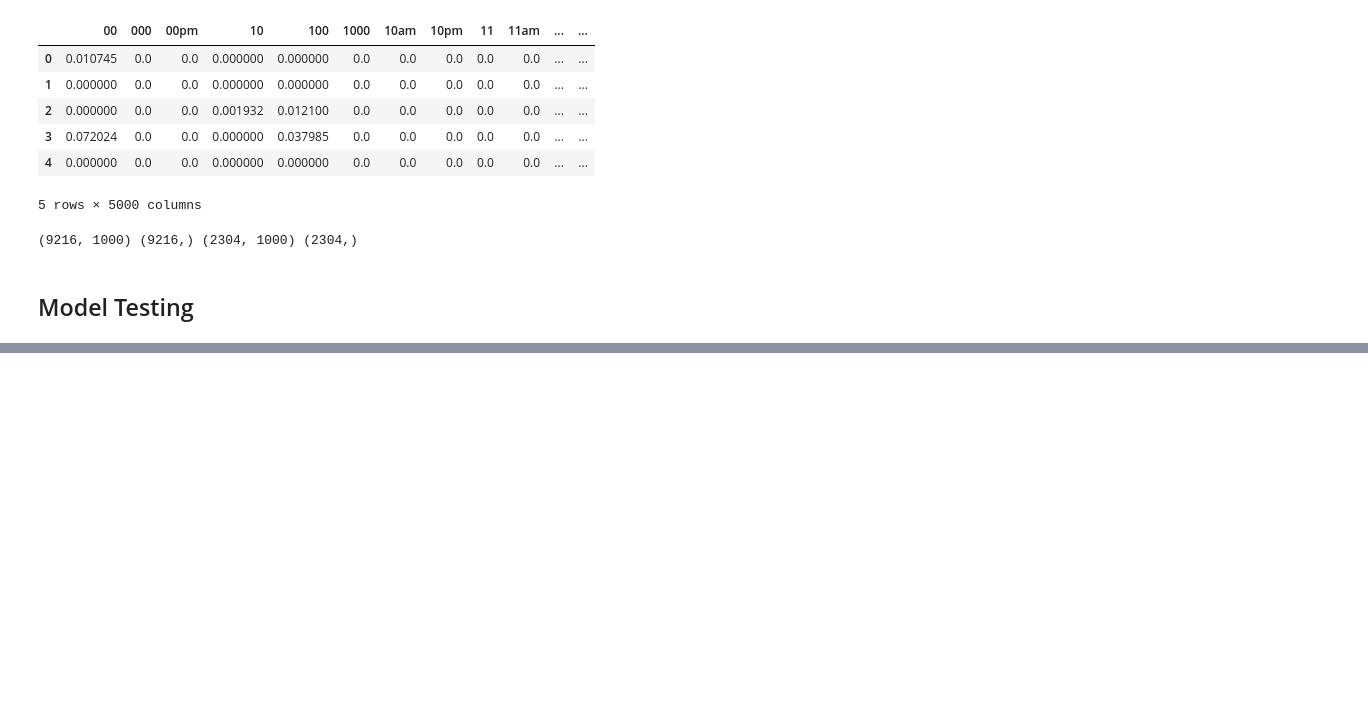
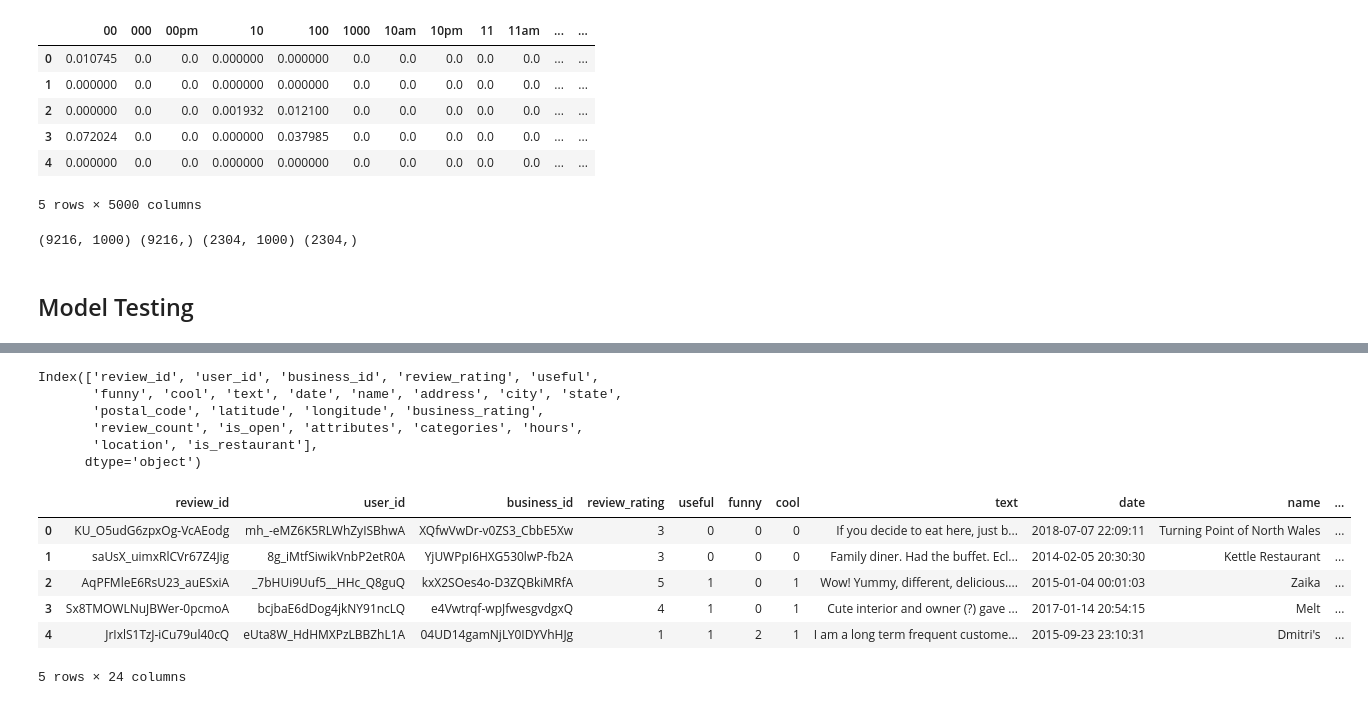
Before and after one commit to chkathi/intelligent-systems, a Jupyter notebook: P1/Regression_new.ipynb, the cells around one changed output, grey strips where cells are left out. Drawn from its saved outputs; the diff is of its cells as text; code cells hidden in the pictures; blank space fills up the shorter version.

```diff
--- a/P1/Regression_new.ipynb
+++ b/P1/Regression_new.ipynb
@@ -370,0 +384,9 @@ Missing keys in model: {'hidden_layers': [512, 256, 128, 64], 'activation_functi
+# %%
+# Convert Data from JSON to Pandas
+reviews = pd.read_json('yelp_academic_dataset_review.json', lines=True, nrows=1000000)
+
+business = pd.read_json('yelp_academic_dataset_business.json', lines=True, nrows=1000000)
+
+# Rename to distinguish star ratings after join
+reviews = reviews.rename(columns={'stars': 'review_rating'})
+business = business.rename(columns={'stars': 'business_rating'})
@@ -370,0 +417,21 @@ Missing keys in model: {'hidden_layers': [512, 256, 128, 64], 'activation_functi
+# %%
+# Merge the business and reviews together
+all_reviews = pd.merge(reviews,business, on='business_id')
+
+print(all_reviews.columns)
+all_reviews.head()
+# all_reviews.head()
+# %% [output]
+Index(['review_id', 'user_id', 'business_id', 'review_rating', 'useful',
+       'funny', 'cool', 'text', 'date', 'name', 'address', 'city', 'state',
+       'postal_code', 'latitude', 'longitude', 'business_rating',
+       'review_count', 'is_open', 'attributes', 'categories', 'hours',
+       'location', 'is_restaurant'],
+      dtype='object')
+|  | review_id | user_id | business_id | review_rating | useful | funny | cool | text | date | name | ... |
+| 0 | KU_O5udG6zpxOg-VcAEodg | mh_-eMZ6K5RLWhZyISBhwA | XQfwVwDr-v0ZS3_CbbE5Xw | 3 | 0 | 0 | 0 | If you decide to eat here, just b... | 2018-07-07 22:09:11 | Turning Point of North Wales | ... |
+| 1 | saUsX_uimxRlCVr67Z4Jig | 8g_iMtfSiwikVnbP2etR0A | YjUWPpI6HXG530lwP-fb2A | 3 | 0 | 0 | 0 | Family diner. Had the buffet. Ecl... | 2014-02-05 20:30:30 | Kettle Restaurant | ... |
+| 2 | AqPFMleE6RsU23_auESxiA | _7bHUi9Uuf5__HHc_Q8guQ | kxX2SOes4o-D3ZQBkiMRfA | 5 | 1 | 0 | 1 | Wow! Yummy, different, delicious.... | 2015-01-04 00:01:03 | Zaika | ... |
+| 3 | Sx8TMOWLNuJBWer-0pcmoA | bcjbaE6dDog4jkNY91ncLQ | e4Vwtrqf-wpJfwesgvdgxQ | 4 | 1 | 0 | 1 | Cute interior and owner (?) gave ... | 2017-01-14 20:54:15 | Melt | ... |
+| 4 | JrIxlS1TzJ-iCu79ul40cQ | eUta8W_HdHMXPzLBBZhL1A | 04UD14gamNjLY0IDYVhHJg | 1 | 1 | 2 | 1 | I am a long term frequent custome... | 2015-09-23 23:10:31 | Dmitri's | ... |
+5 rows × 24 columns
```
Also changed, not shown: parts of 19 cells of this notebook.
